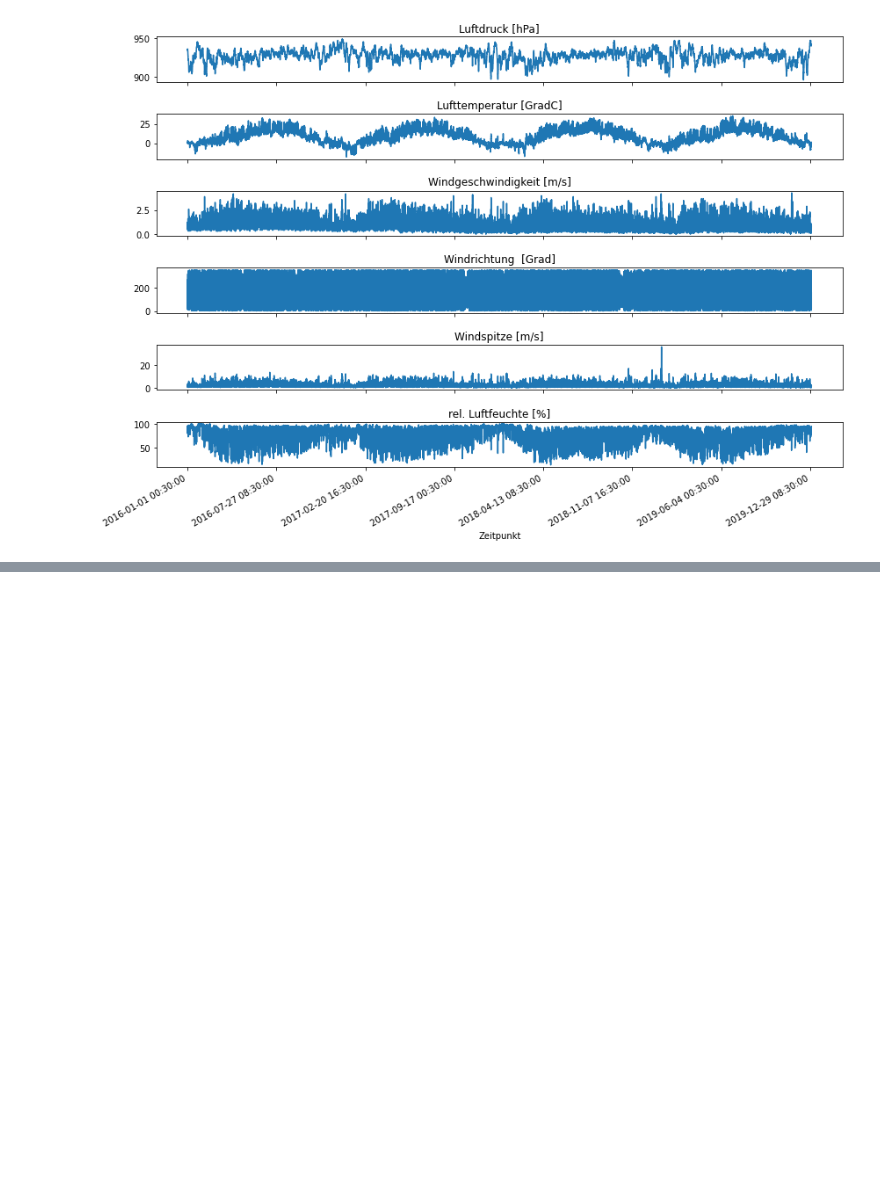
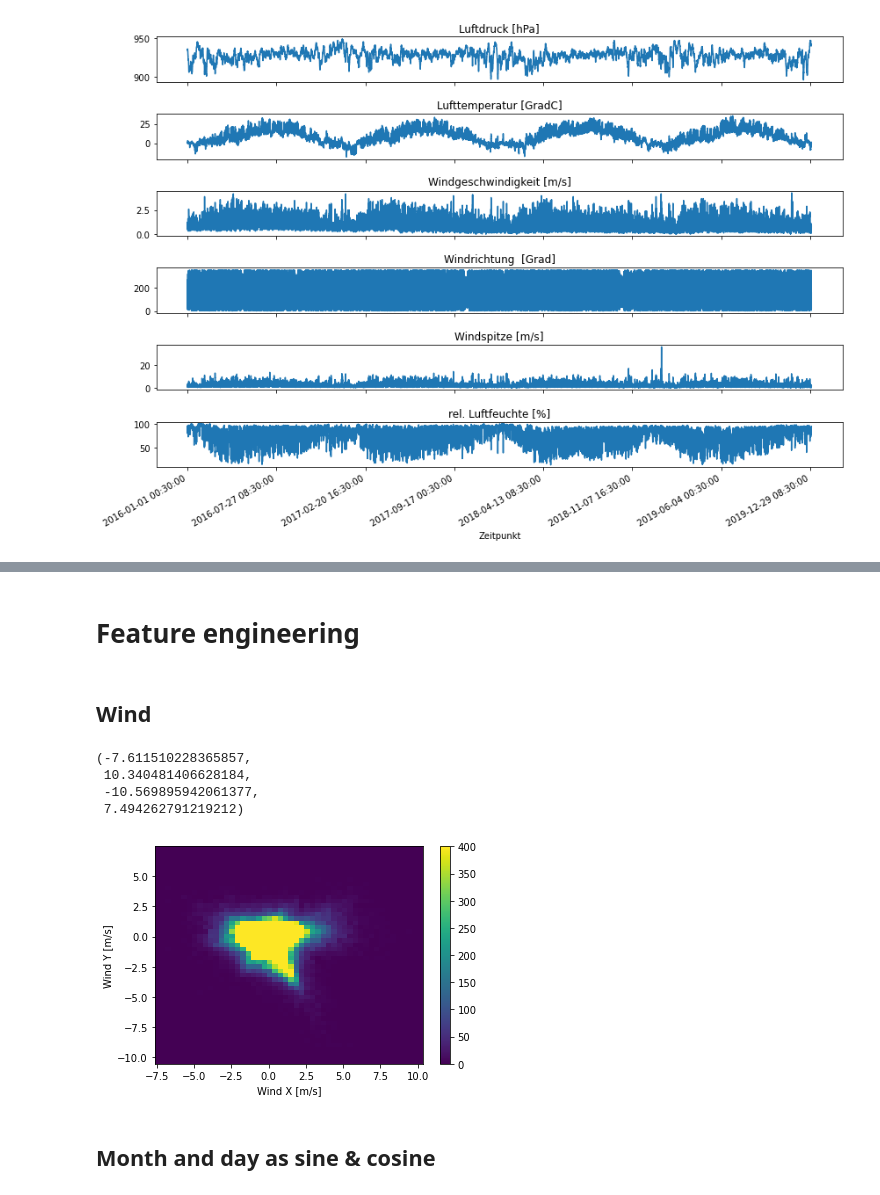
Before and after one commit to heckert/sbg-weather, a Jupyter notebook: notebooks/01-explore-sbg-weather.ipynb, the cells around one changed output, grey strips where cells are left out. Cells and saved outputs as stored; diff of their text form; code cells hidden in the pictures; blank space fills up the shorter version.

```diff
--- a/notebooks/01-explore-sbg-weather.ipynb
+++ b/notebooks/01-explore-sbg-weather.ipynb
@@ -83,7 +86,7 @@ df.to_csv(interim_data_dir/'sbg-weather.csv', sep=';', encoding='utf8')
 # %% [markdown]
 # Select data
 # %%
-df = pd.read_csv(interim_data_dir/'sbg-weather.csv', sep=';', encoding='utf8',
+df = pd.read_csv(interim_data_dir/'sbg-weather-wo-featureengineering.csv', sep=';', encoding='utf8',
         index_col=['Messort', 'Zeitpunkt'])
 # %%
 # count available metrics per location
@@ -145 +150,5 @@ plot_metrics(df.loc['Zell am See - Eishalle'], metrics=selected_metrics)
+# %%
+df = df.fillna(method='ffill')
+# %% [markdown]
+# Feature engineering
 # %%
@@ -152,0 +156,31 @@ plot_metrics(df.loc['Zell am See - Eishalle'], metrics=selected_metrics)
+# %% [markdown]
+## Wind
+# %%
+wv = df.pop('Windgeschwindigkeit [m/s]')
+max_wv = df.pop('Windspitze [m/s]')
+
+# Convert to radians.
+wd_rad = df.pop('Windrichtung  [Grad]')*np.pi / 180
+
+# Calculate the wind x and y components.
+df['Wx'] = wv*np.cos(wd_rad)
+df['Wy'] = wv*np.sin(wd_rad)
+
+# Calculate the max wind x and y components.
+df['max Wx'] = max_wv*np.cos(wd_rad)
+df['max Wy'] = max_wv*np.sin(wd_rad)
+# %%
+plt.hist2d(df['Wx'], df['Wy'], bins=(50, 50), vmax=400)
+plt.colorbar()
+plt.xlabel('Wind X [m/s]')
+plt.ylabel('Wind Y [m/s]')
+ax = plt.gca()
+ax.axis('tight')
+# %% [output]
+(-7.611510228365857,
+ 10.340481406628184,
+ -10.569895942061377,
+ 7.494262791219212)
+[figure, added]
+# %% [markdown]
+## Month and day as sine & cosine
```
Also changed, not shown: parts of 17 cells of this notebook.
